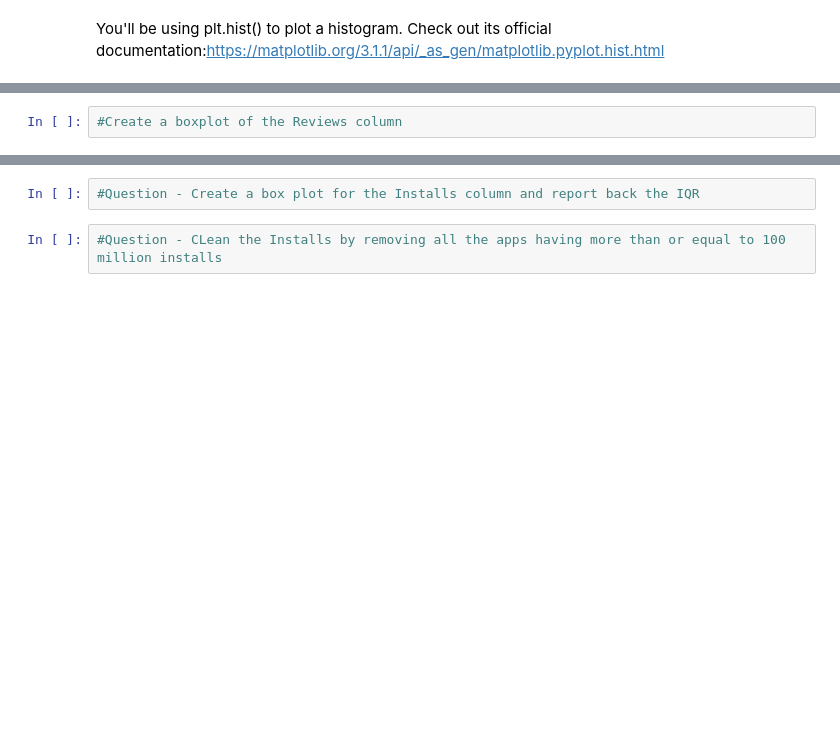
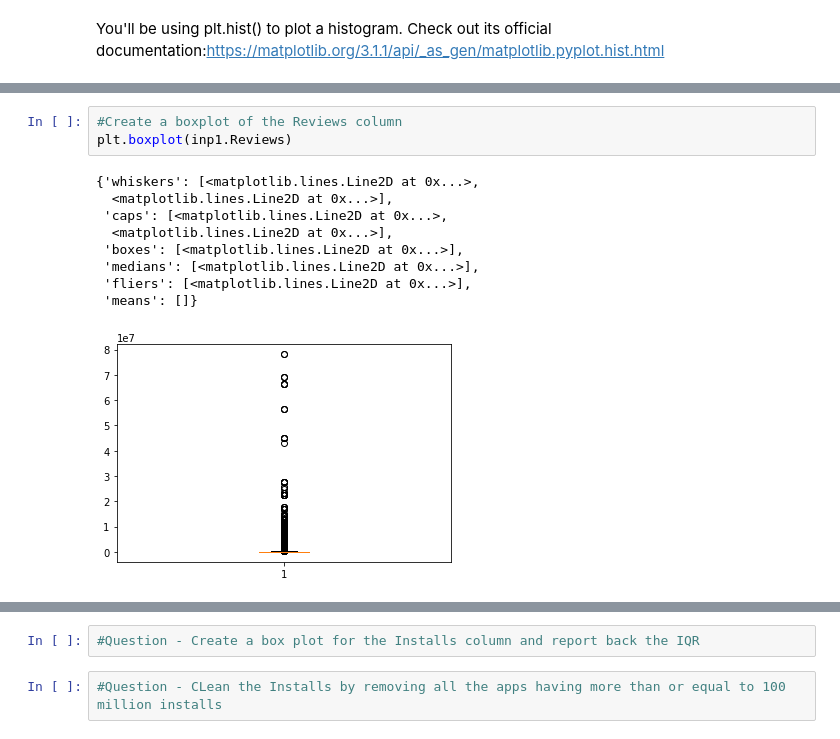
Before and after one commit to teerapat1739/multipurpose-jupyter-notebook, a Jupyter notebook: notebooks/Data Visualisation in Python - Case Study.ipynb, the cells around one changed output, grey strips where cells are left out. Saved outputs shown, nothing was run; the diff lists cells and outputs as text; blank space fills up the shorter version.

```diff
--- a/notebooks/Data Visualisation in Python - Case Study.ipynb
+++ b/notebooks/Data Visualisation in Python - Case Study.ipynb
@@ -439,4 +462,15 @@ You'll be using plt.hist() to plot a histogram. Check out its official documenta
 # %%
 #Create a boxplot of the Reviews column
+plt.boxplot(inp1.Reviews)
+# %% [output]
+{'whiskers': [<matplotlib.lines.Line2D at 0x...>,
+  <matplotlib.lines.Line2D at 0x...>],
+ 'caps': [<matplotlib.lines.Line2D at 0x...>,
+  <matplotlib.lines.Line2D at 0x...>],
+ 'boxes': [<matplotlib.lines.Line2D at 0x...>],
+ 'medians': [<matplotlib.lines.Line2D at 0x...>],
+ 'fliers': [<matplotlib.lines.Line2D at 0x...>],
+ 'means': []}
+[figure, added]
 # %%
 #Check records with 1 million reviews
```
Also changed, not shown: parts of 8 cells of this notebook, 3 other files.
